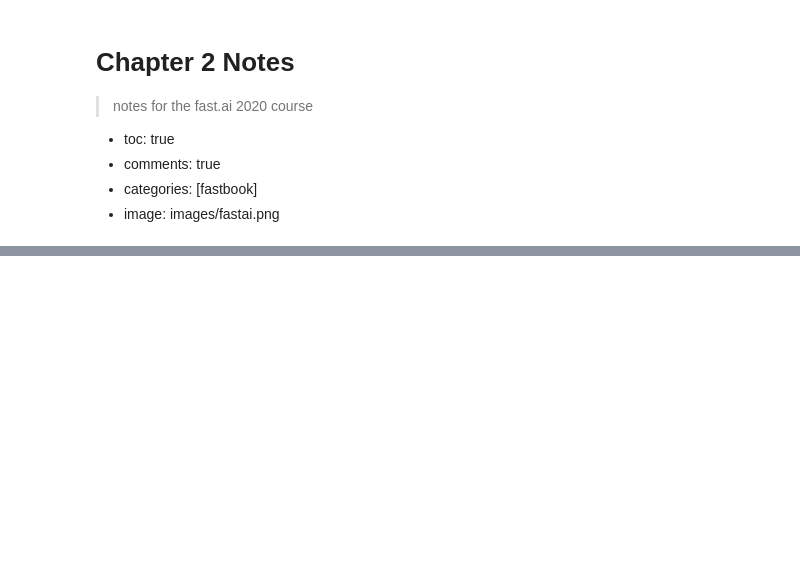
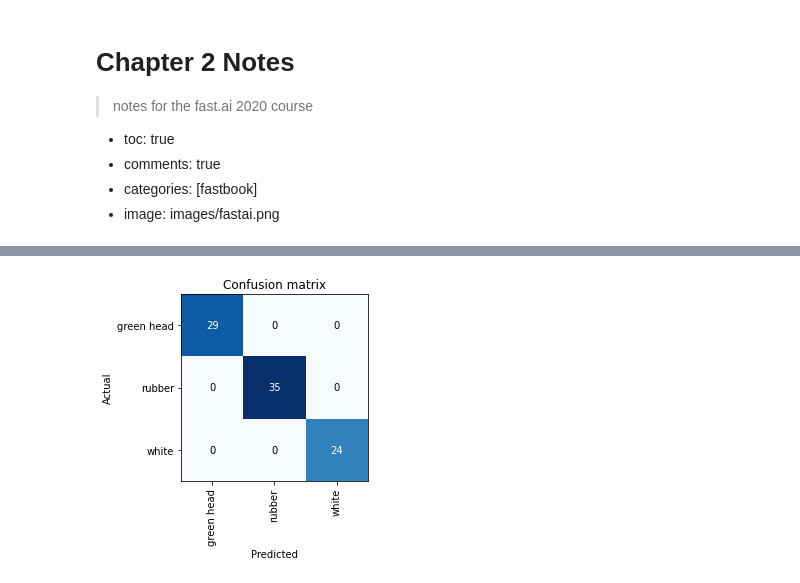
Before and after one commit to MJ-Boruto/blog, a Jupyter notebook: _notebooks/2021-08-02-ch2.ipynb, the cells around one changed output, grey strips where cells are left out. Cells and saved outputs as stored; diff of their text form; code cells hidden in the pictures; blank space fills up the shorter version.

```diff
--- a/_notebooks/2021-08-02-ch2.ipynb
+++ b/_notebooks/2021-08-02-ch2.ipynb
@@ -57,0 +112,3 @@ dls = bears.dataloaders(path)
+# %%
+learn = cnn_learner(dls, resnet18, metrics=accuracy)
+learn.fine_tune(4)
@@ -57,0 +123,4 @@ dls = bears.dataloaders(path)
+# %%
+interp = ClassificationInterpretation.from_learner(learn)
+interp.plot_confusion_matrix()
+# %% [output]
@@ -57,0 +128 @@ dls = bears.dataloaders(path)
+[figure, added]
```
Also changed, not shown: parts of 44 cells of this notebook.
